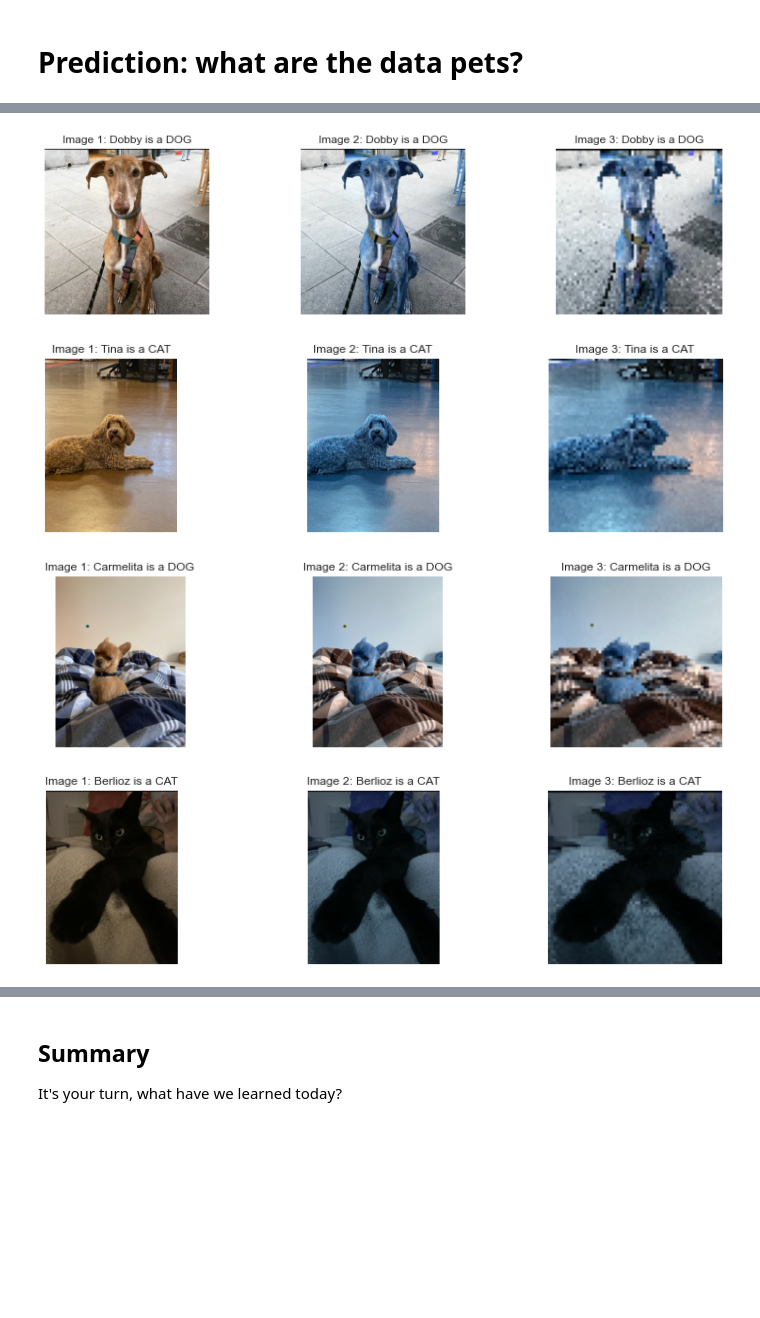
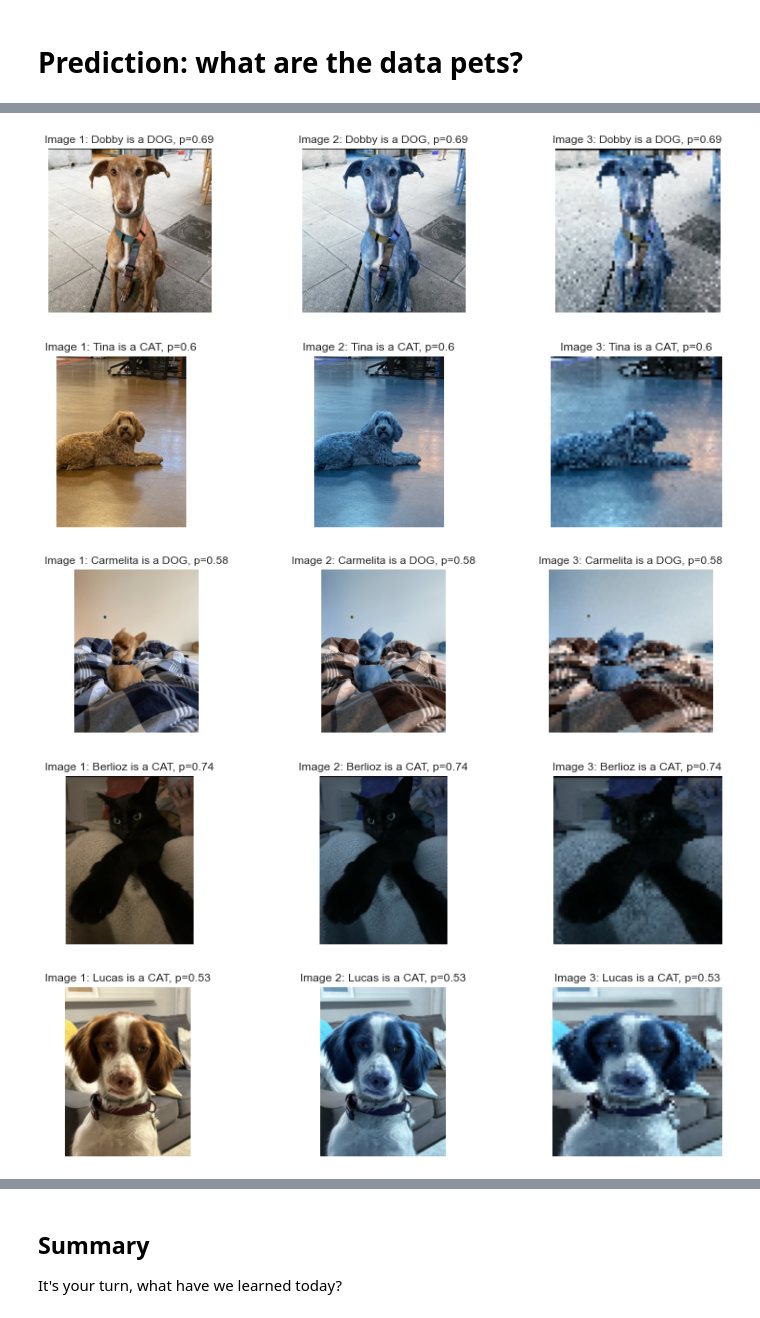
Before and after one commit to Ironhack-data-bcn-april-2023/lectures, a Jupyter notebook: week-7/03-Classification.ipynb, the cells around one changed output, grey strips where cells are left out. Saved outputs shown, nothing was run; the diff lists cells and outputs as text; code cells hidden in the pictures; blank space fills up the shorter version.

```diff
--- a/week-7/03-Classification.ipynb
+++ b/week-7/03-Classification.ipynb
@@ -649,24 +649,3 @@ y = np.concatenate([np.zeros(len(cat_images)), np.ones(len(dog_images))])
 ### Training the model
 # %% [markdown]
 `warning: takes a while`
-# %%
-"""
-# Convert data to NumPy arrays
-X = np.array(X)
-y = np.array(y)
-
-# Flatten the image data
-X = X.reshape(X.shape[0], -1)
-
-# Split data into training and test sets
-X_train, X_test, y_train, y_test = train_test_split(X, y, test_size=0.2, random_state=42)
-
-# Train logistic regression model
-model = LogisticRegression()
-model.fit(X_train, y_train)
-
-# Evaluate model on test set
-y_pred = model.predict(X_test)
-accuracy = accuracy_score(y_test, y_pred)
-print("Accuracy:", accuracy)
-"""
@@ -720,6 +718,8 @@ def predict_image_class(image, name):
 
     # 2. Prediction
     predicted_class = model.predict(flat_image)
+    probability = model.predict_proba(flat_image)
+    proba = round(max(probability[0]), 2)
 
     fig, axes = plt.subplots(1, len(images), figsize=(12, 3))
 
@@ -734,7 +734,7 @@ def predict_image_class(image, name):
 
         # Plot the image
         axes[i].imshow(image_rgb)
-        axes[i].set_title(f'Image {i+1}: {name.title()} is a {decision}')
+        axes[i].set_title(f'Image {i+1}: {name.title()} is a {decision}, p={proba}')
         axes[i].axis('off')
 
     plt.tight_layout()
@@ -762,17 +762,22 @@ plt.show()
 # Prediction: what are the data pets?
 # %%
 pet_dict = {
-    "mapi":"../images/cats-and-dogs/lauragato.jpeg",
-    "leti":"../images/cats-and-dogs/letigos.png",
-    "dobby":"../images/cats-and-dogs/IMG_9992.jpg",
-    "tina":"../images/cats-and-dogs/santi.png",
-    "carmelita":"../images/cats-and-dogs/carmelita.png",
-    "berlioz": "../images/cats-and-dogs/berlioz.jpeg"
+    "mapi":"lauragato.jpeg",
+    "leti":"letigos.png",
+    "dobby":"IMG_9992.jpg",
+    "tina":"santi.png",
+    "carmelita":"carmelita.png",
+    "berlioz": "berlioz.jpeg",
+    "lucas": "lucas.png",
+    "lucas 2":"babylucas.jpg",
+    "roma": "roma.png"
 }
 # %%
+path = "../images/cats-and-dogs/"
+
 for name, pet in pet_dict.items():
     try:
-        predict_image_class(pet, name)
+        predict_image_class(path+pet, name)
     except:
         print(f"{name}: not found :( . File name ends with {pet.split('.')[-1]}")
 # %% [output]
@@ -781,4 +786,5 @@ for name, pet in pet_dict.items():
-[figure, old version]
+[figure, new version]
-[figure, old version]
+[figure, new version]
-[figure, old version]
+[figure, new version]
-[figure, old version]
+[figure, new version]
+[figure, added]
```
Also changed, not shown: parts of 3 cells of this notebook, 3 other files.
